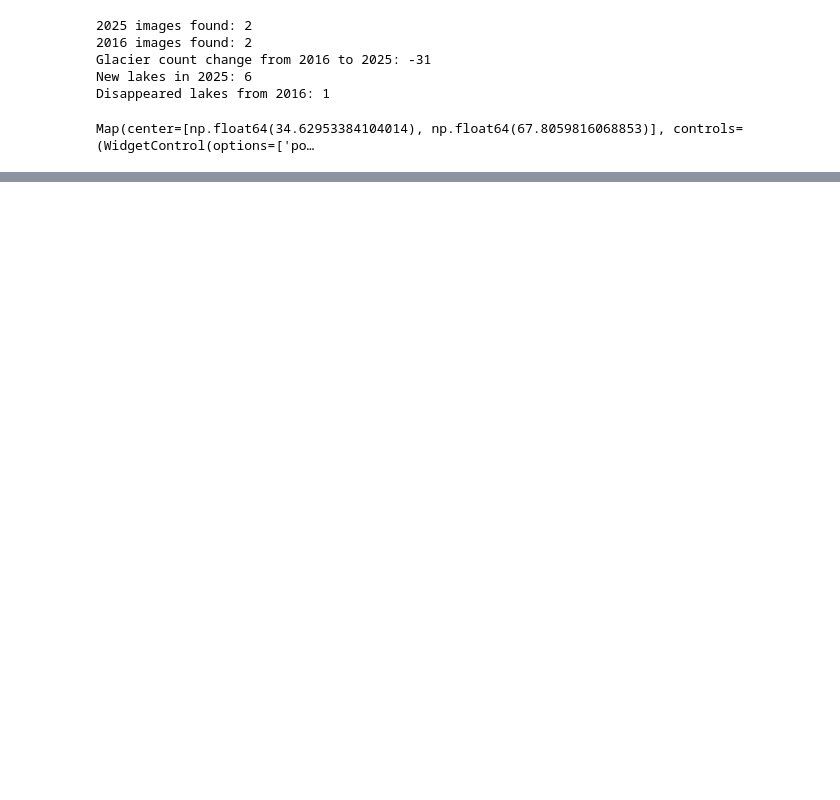
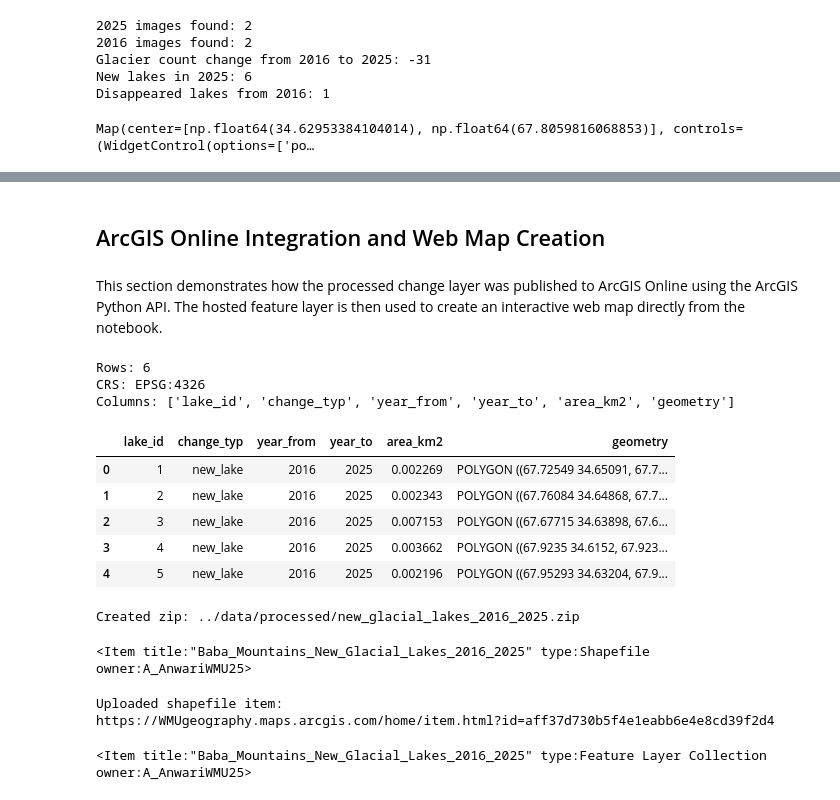
Before and after one commit to Amanullah-Anwari/Glacier-Retreat-and-Glacial-Lake-Formation-Baba-Mountains-, a Jupyter notebook: notebooks/baba-mountains-glaciers-glacial-lakes-changes.ipynb, the cells around one changed output, grey strips where cells are left out. Cells and saved outputs as stored; diff of their text form; code cells hidden in the pictures; blank space fills up the shorter version.

Commit message:
glacial lakes analysis, ArcGIS Online integration

```diff
--- a/notebooks/baba-mountains-glaciers-glacial-lakes-changes.ipynb
+++ b/notebooks/baba-mountains-glaciers-glacial-lakes-changes.ipynb
@@ -568,0 +578,4 @@ The interactive map allows users to toggle layers and visually explore the spati
+# %% [markdown]
+## ArcGIS Online Integration and Web Map Creation
+# %% [markdown]
+This section demonstrates how the processed change layer was published to ArcGIS Online using the ArcGIS Python API. The hosted feature layer is then used to create an interactive web map directly from the notebook.
@@ -568,0 +587,18 @@ The interactive map allows users to toggle layers and visually explore the spati
+# %%
+new_lakes_gdf = gpd.read_file("../data/processed/new_glacial_lakes_2016_2025.shp")
+
+print("Rows:", len(new_lakes_gdf))
+print("CRS:", new_lakes_gdf.crs)
+print("Columns:", list(new_lakes_gdf.columns))
+
+new_lakes_gdf.head()
+# %% [output]
+Rows: 6
+CRS: EPSG:4326
+Columns: ['lake_id', 'change_typ', 'year_from', 'year_to', 'area_km2', 'geometry']
+|  | lake_id | change_typ | year_from | year_to | area_km2 | geometry |
+| 0 | 1 | new_lake | 2016 | 2025 | 0.002269 | POLYGON ((67.72549 34.65091, 67.7... |
+| 1 | 2 | new_lake | 2016 | 2025 | 0.002343 | POLYGON ((67.76084 34.64868, 67.7... |
+| 2 | 3 | new_lake | 2016 | 2025 | 0.007153 | POLYGON ((67.67715 34.63898, 67.6... |
+| 3 | 4 | new_lake | 2016 | 2025 | 0.003662 | POLYGON ((67.9235 34.6152, 67.923... |
+| 4 | 5 | new_lake | 2016 | 2025 | 0.002196 | POLYGON ((67.95293 34.63204, 67.9... |
@@ -568,0 +609,46 @@ The interactive map allows users to toggle layers and visually explore the spati
+# %%
+import os
+import zipfile
+folder = "../data/processed"
+base = "new_glacial_lakes_2016_2025"
+zip_path = os.path.join(folder, f"{base}.zip")
+
+extensions = [".shp", ".shx", ".dbf", ".prj", ".cpg"]
+
+with zipfile.ZipFile(zip_path, "w", zipfile.ZIP_DEFLATED) as z:
+    for ext in extensions:
+        file_path = os.path.join(folder, base + ext)
+        if os.path.exists(file_path):
+            z.write(file_path, arcname=os.path.basename(file_path))
+
+print("Created zip:", zip_path)
+# %% [output]
+Created zip: ../data/processed/new_glacial_lakes_2016_2025.zip
+# %%
+item_properties = {
+    "title": "Baba_Mountains_New_Glacial_Lakes_2016_2025",
+    "type": "Shapefile",
+    "tags": "glacial lakes, new lakes, Baba Mountains, Afghanistan, WMU, mini project",
+    "snippet": "New glacial lakes identified between 2016 and 2025 in the Baba Mountains, Afghanistan.",
+    "description": "This shapefile contains six newly identified glacial lakes derived from comparison of 2016 and 2025 lake inventories."
+}
+
+shp_item = gis.content.add(
+    item_properties=item_properties,
+    data=zip_path
+)
+
+shp_item
+# %% [output]
+<Item title:"Baba_Mountains_New_Glacial_Lakes_2016_2025" type:Shapefile owner:A_AnwariWMU25>
+# %%
+print("Uploaded shapefile item:")
+print(shp_item.homepage)
+# %% [output]
+Uploaded shapefile item:
+https://WMUgeography.maps.arcgis.com/home/item.html?id=aff37d730b5f4e1eabb6e4e8cd39f2d4
+# %%
+published_item = shp_item.publish()
+published_item
+# %% [output]
+<Item title:"Baba_Mountains_New_Glacial_Lakes_2016_2025" type:Feature Layer Collection owner:A_AnwariWMU25>
```
Also changed, not shown: parts of 30 cells of this notebook, 7 other files.
